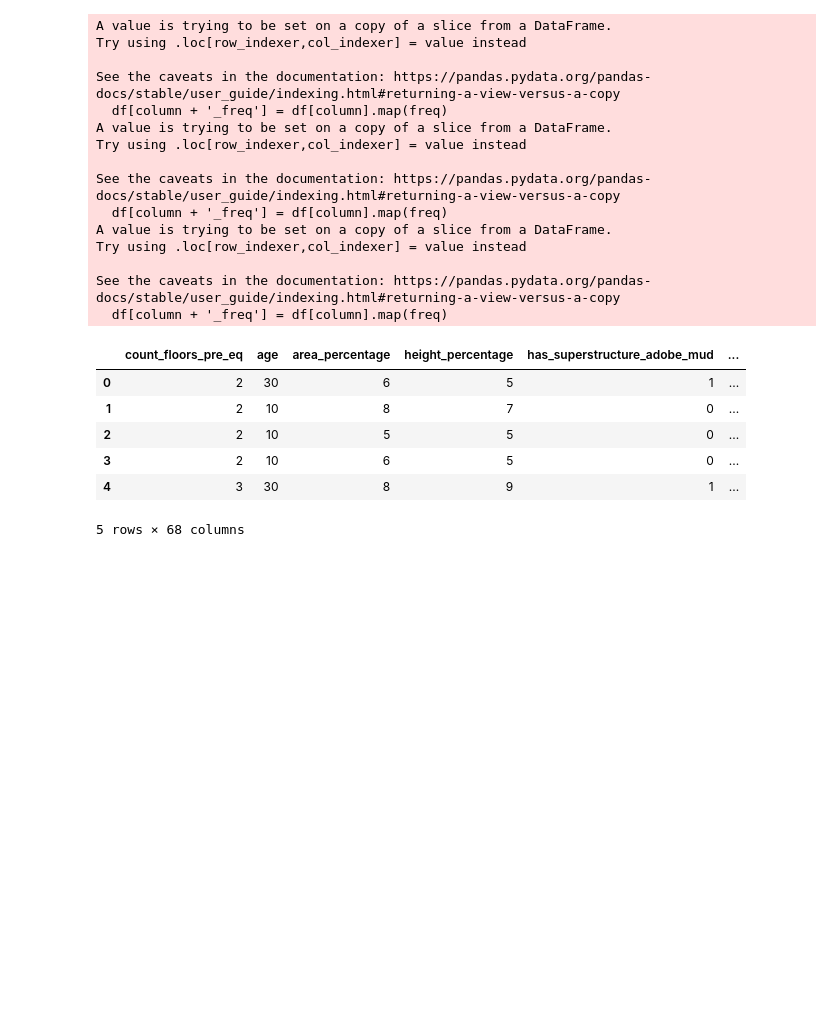
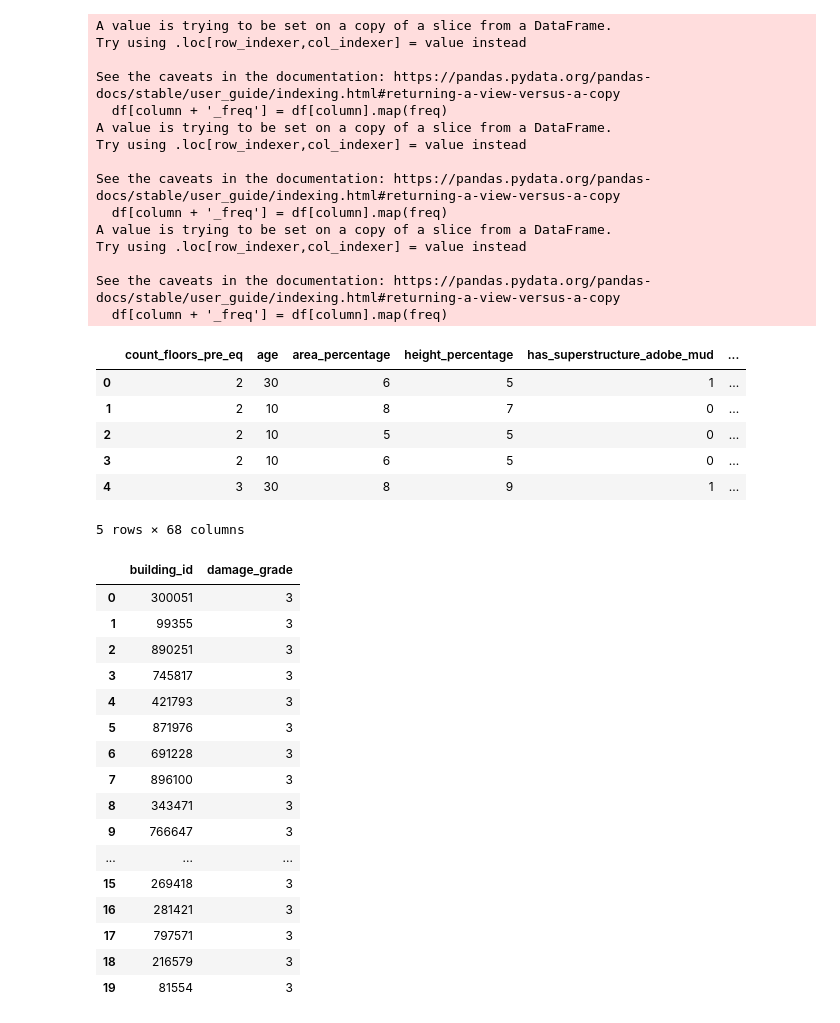
Before and after one commit to PundirNeetu/MiniCompetition, a Jupyter notebook: notebooks/Exploration.ipynb, the cells around one changed output. Drawn from its saved outputs; the diff is of its cells as text; code cells hidden in the pictures; blank space fills up the shorter version.

```diff
--- a/notebooks/Exploration.ipynb
+++ b/notebooks/Exploration.ipynb
@@ -626,3 +626,25 @@ See the caveats in the documentation: https://pandas.pydata.org/pandas-docs/stab
 | 3 | 2 | 10 | 6 | 5 | 0 | ... |
 | 4 | 3 | 30 | 8 | 9 | 1 | ... |
 5 rows × 68 columns
+# %%
+import pandas as pd
+df = pd.read_csv('../data/output_XGB_04.csv')
+df.head(20)
+# %% [output]
+|  | building_id | damage_grade |
+| 0 | 300051 | 3 |
+| 1 | 99355 | 3 |
+| 2 | 890251 | 3 |
+| 3 | 745817 | 3 |
+| 4 | 421793 | 3 |
+| 5 | 871976 | 3 |
+| 6 | 691228 | 3 |
+| 7 | 896100 | 3 |
+| 8 | 343471 | 3 |
+| 9 | 766647 | 3 |
+| ... | ... | ... |
+| 15 | 269418 | 3 |
+| 16 | 281421 | 3 |
+| 17 | 797571 | 3 |
+| 18 | 216579 | 3 |
+| 19 | 81554 | 3 |
```
Also changed, not shown: parts of 3 cells of this notebook, 3 other files.
